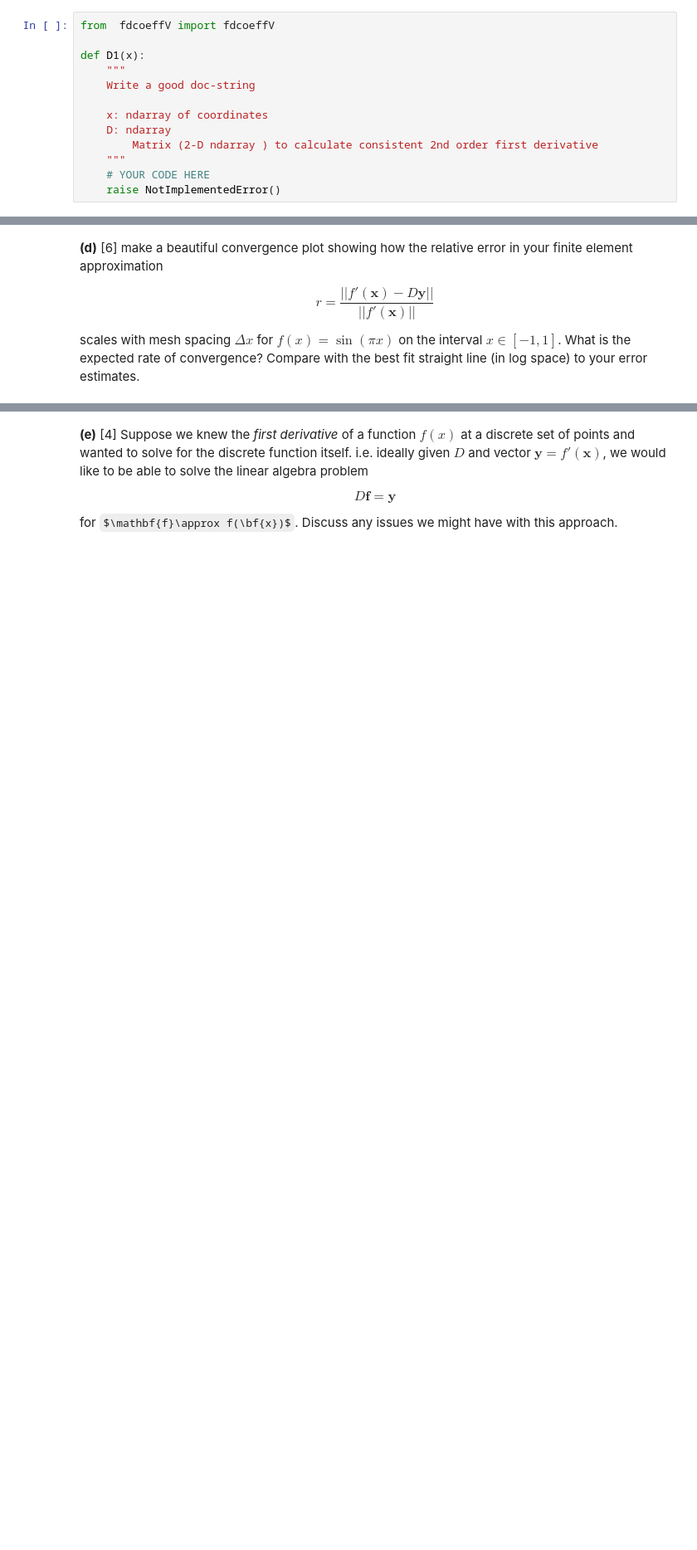
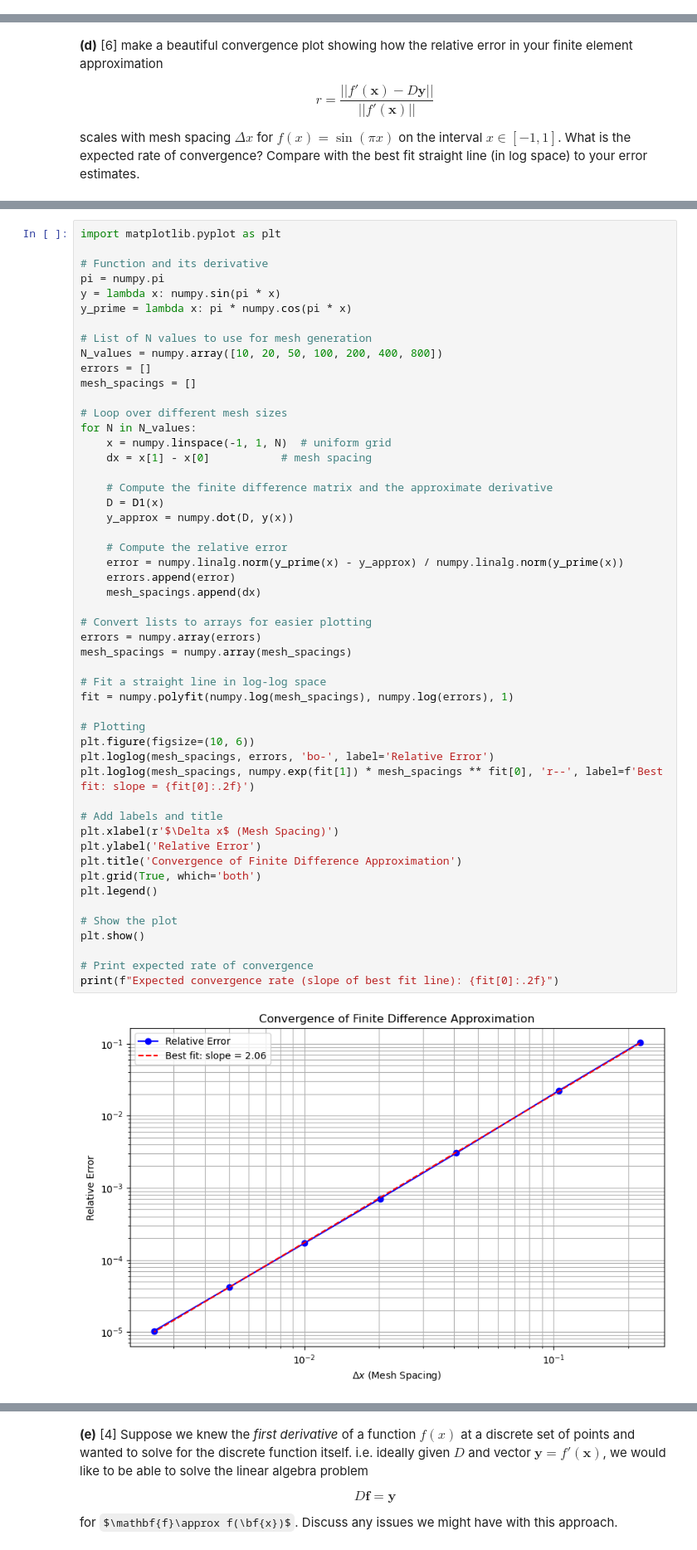
Before and after one commit to ArminNouri/intro-numerical-methods, a Jupyter notebook: hw3/HW3_interpolation.ipynb, the cells around one changed output, grey strips where cells are left out. Shown at 83% size. Drawn from its saved outputs; the diff is of its cells as text; some formulas as TeX source; blank space fills up the shorter version.

```diff
--- a/hw3/HW3_interpolation.ipynb
+++ b/hw3/HW3_interpolation.ipynb
@@ -767,16 +954,3 @@ YOUR ANSWER HERE
 **(c)** [4] Using the function `fdcoeffV.py` described in class (and included with this homework), write a python function that takes in a numpy array of coordinates $x$ (not necessarily evenly spaced)  and returns a matrix $D$ that calculates the consistent 2nd-order 1st derivatives at each point using 3 nearest neighbors (be careful at the edges)
 
 Given this matrix $D$, it is easy to test it for various functions and meshes
-# %%
-from  fdcoeffV import fdcoeffV
-
-def D1(x):
-    """
-    Write a good doc-string
-
-    x: ndarray of coordinates
-    D: ndarray
-        Matrix (2-D ndarray ) to calculate consistent 2nd order first derivative
-    """
-    # YOUR CODE HERE
-    raise NotImplementedError()
@@ -812,0 +1017,53 @@ YOUR ANSWER HERE
+# %%
+import matplotlib.pyplot as plt
+
+# Function and its derivative
+pi = numpy.pi
+y = lambda x: numpy.sin(pi * x)
+y_prime = lambda x: pi * numpy.cos(pi * x)
+
+# List of N values to use for mesh generation
+N_values = numpy.array([10, 20, 50, 100, 200, 400, 800])
+errors = []
+mesh_spacings = []
+
+# Loop over different mesh sizes
+for N in N_values:
+    x = numpy.linspace(-1, 1, N)  # uniform grid
+    dx = x[1] - x[0]           # mesh spacing
+
+    # Compute the finite difference matrix and the approximate derivative
+    D = D1(x)
+    y_approx = numpy.dot(D, y(x))
+
+    # Compute the relative error
+    error = numpy.linalg.norm(y_prime(x) - y_approx) / numpy.linalg.norm(y_prime(x))
+    errors.append(error)
+    mesh_spacings.append(dx)
+
+# Convert lists to arrays for easier plotting
+errors = numpy.array(errors)
+mesh_spacings = numpy.array(mesh_spacings)
+
+# Fit a straight line in log-log space
+fit = numpy.polyfit(numpy.log(mesh_spacings), numpy.log(errors), 1)
+
+# Plotting
+plt.figure(figsize=(10, 6))
+plt.loglog(mesh_spacings, errors, 'bo-', label='Relative Error')
+plt.loglog(mesh_spacings, numpy.exp(fit[1]) * mesh_spacings ** fit[0], 'r--', label=f'Best fit: slope = {fit[0]:.2f}')
+
+# Add labels and title
+plt.xlabel(r'$\Delta x$ (Mesh Spacing)')
+plt.ylabel('Relative Error')
+plt.title('Convergence of Finite Difference Approximation')
+plt.grid(True, which='both')
+plt.legend()
+
+# Show the plot
+plt.show()
+
+# Print expected rate of convergence
+print(f"Expected convergence rate (slope of best fit line): {fit[0]:.2f}")
+# %% [output]
+[figure, added]
```
Also changed, not shown: parts of 12 cells of this notebook.
